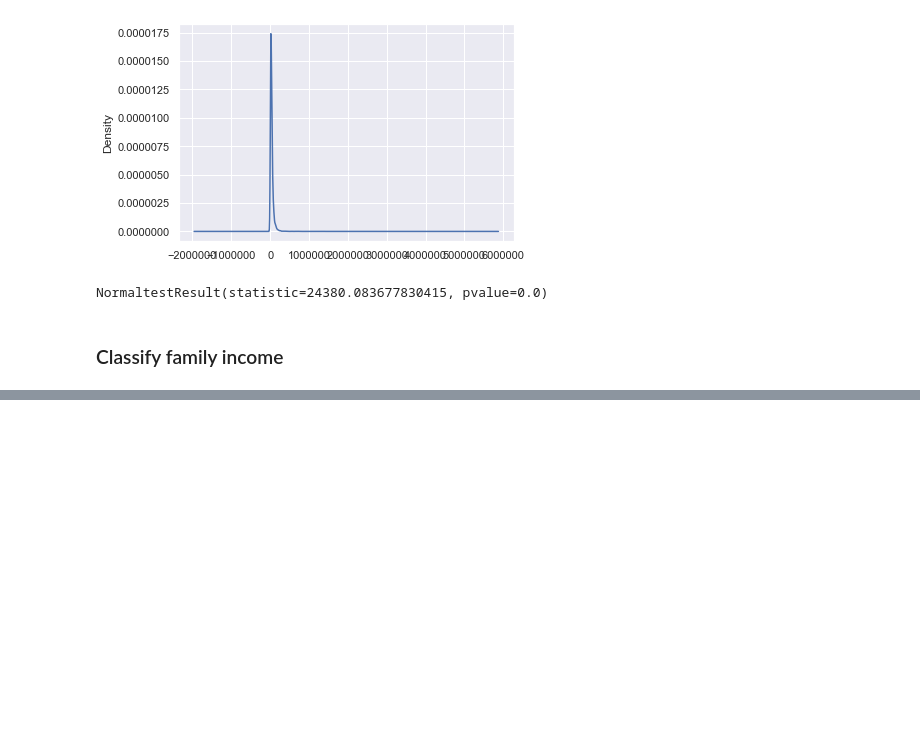
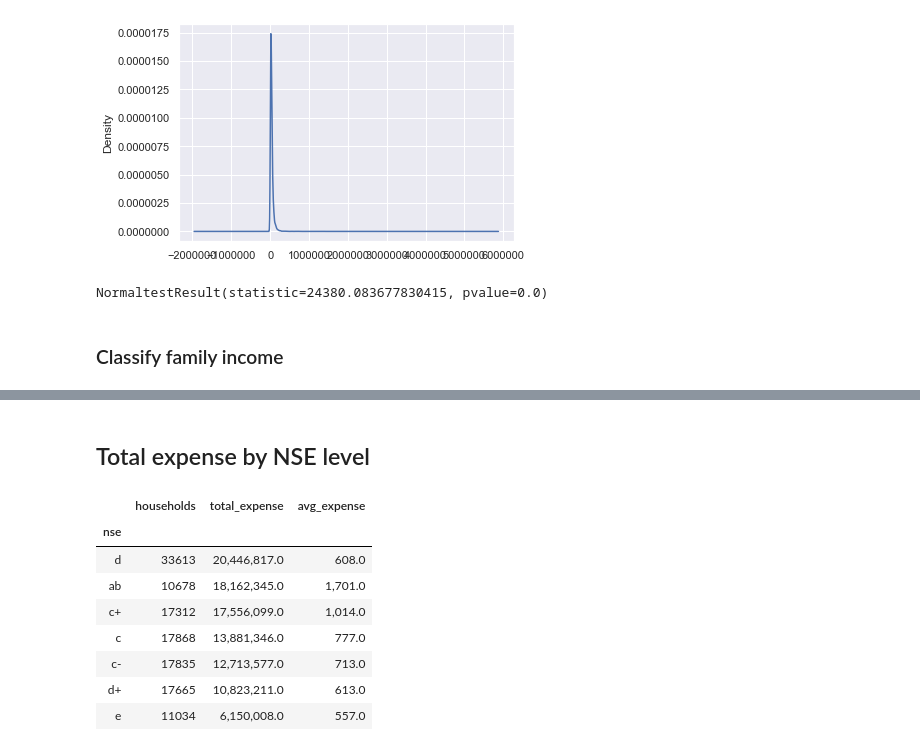
Before and after one commit to aakimura/enigh18, a Jupyter notebook: expense.ipynb, the cells around one changed output, grey strips where cells are left out. Drawn from its saved outputs; the diff is of its cells as text; code cells hidden in the pictures; blank space fills up the shorter version.

```diff
--- a/expense.ipynb
+++ b/expense.ipynb
@@ -193,0 +202,27 @@ Stored 'health_expense' (DataFrame)
+# %% [markdown]
+## Total expense by NSE level
+# %%
+pd.options.display.float_format = '{:,}'.format
+
+total_he = health_expense.groupby(by=['nse']).sum()
+count_he = health_expense.groupby(by=['nse']).count()
+
+households = count_he['folioviv']
+total_expense = total_he['gasto_total']
+
+expense_bynse = pd.DataFrame(data={'households': households,
+                                   'total_expense': total_expense})
+expense_bynse['avg_expense'] = expense_bynse['total_expense'] / expense_bynse['households']
+expense_bynse = expense_bynse.round(decimals=0)
+expense_bynse = expense_bynse.sort_values(by='total_expense', ascending=False)
+expense_bynse
+# %% [output]
+|  | households | total_expense | avg_expense |
+| nse |  |  |  |
+| d | 33613 | 20,446,817.0 | 608.0 |
+| ab | 10678 | 18,162,345.0 | 1,701.0 |
+| c+ | 17312 | 17,556,099.0 | 1,014.0 |
+| c | 17868 | 13,881,346.0 | 777.0 |
+| c- | 17835 | 12,713,577.0 | 713.0 |
+| d+ | 17665 | 10,823,211.0 | 613.0 |
+| e | 11034 | 6,150,008.0 | 557.0 |
```
Also changed, not shown: parts of 6 cells of this notebook.
